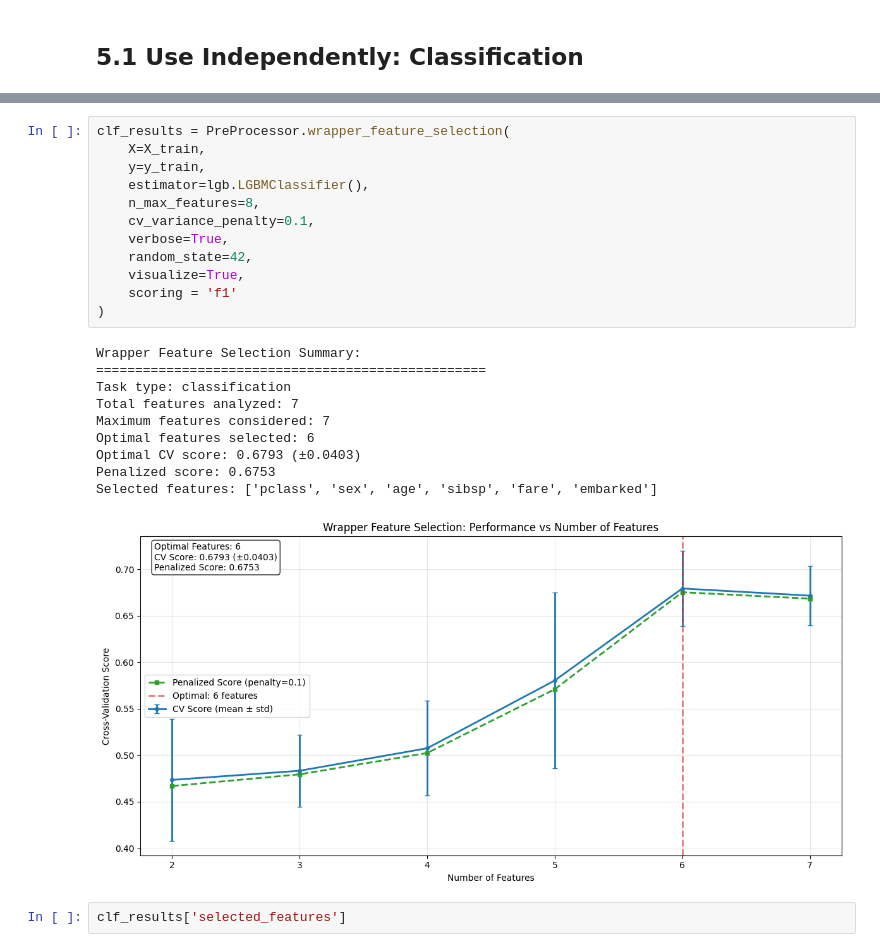
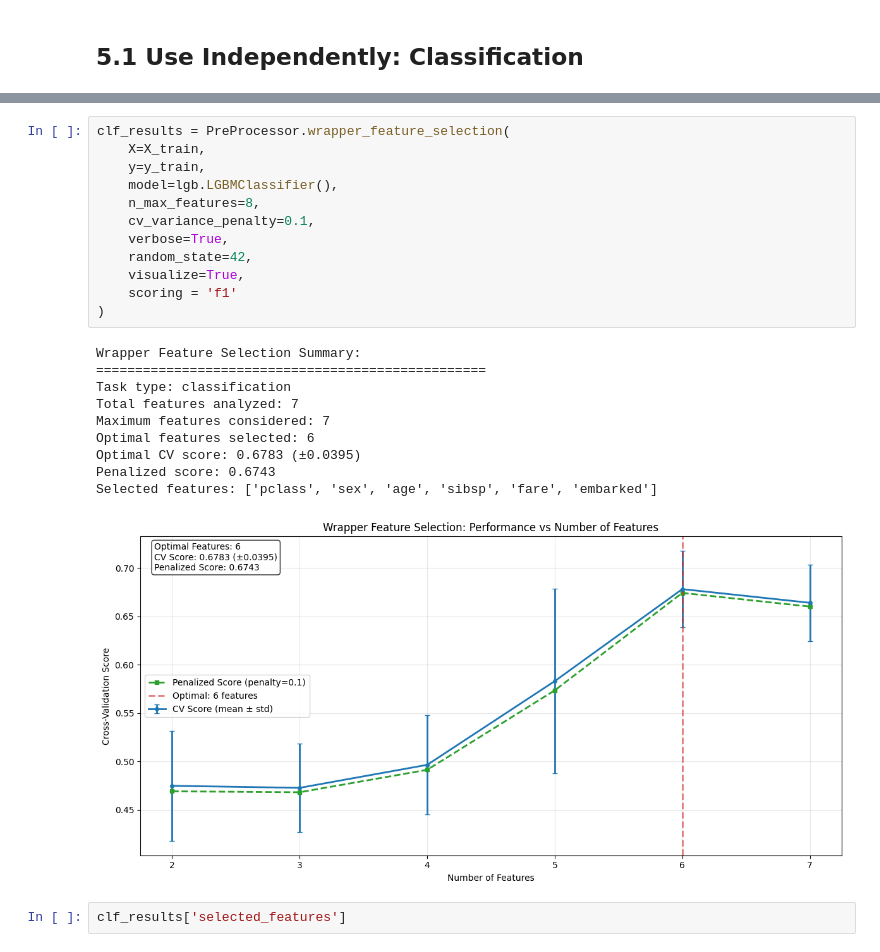
Before and after one commit to MenaWANG/mlarena, a Jupyter notebook: examples/2.advanced_usage.ipynb, the cells around one changed output, grey strips where cells are left out. Drawn from its saved outputs; the diff is of its cells as text.

```diff
--- a/examples/2.advanced_usage.ipynb
+++ b/examples/2.advanced_usage.ipynb
@@ -880,26 +867,26 @@ Selected features: ['pclass', 'sex', 'age', 'sibsp', 'fare', 'embarked']
 # %%
 clf_results = PreProcessor.wrapper_feature_selection(
     X=X_train,
     y=y_train,
-    estimator=lgb.LGBMClassifier(),
+    model=lgb.LGBMClassifier(),
     n_max_features=8,
     cv_variance_penalty=0.1,
     verbose=True,
     random_state=42,
     visualize=True,
     scoring = 'f1'
 )
 # %% [output]
 Wrapper Feature Selection Summary:
 ==================================================
 Task type: classification
 Total features analyzed: 7
 Maximum features considered: 7
 Optimal features selected: 6
-Optimal CV score: 0.6793 (±0.0403)
-Penalized score: 0.6753
+Optimal CV score: 0.6783 (±0.0395)
+Penalized score: 0.6743
 Selected features: ['pclass', 'sex', 'age', 'sibsp', 'fare', 'embarked']
-[figure, old version]
+[figure, new version]
 # %%
 clf_results['selected_features']
 # %% [output]
```
Also changed, not shown: parts of 17 cells of this notebook, 4 other files.
